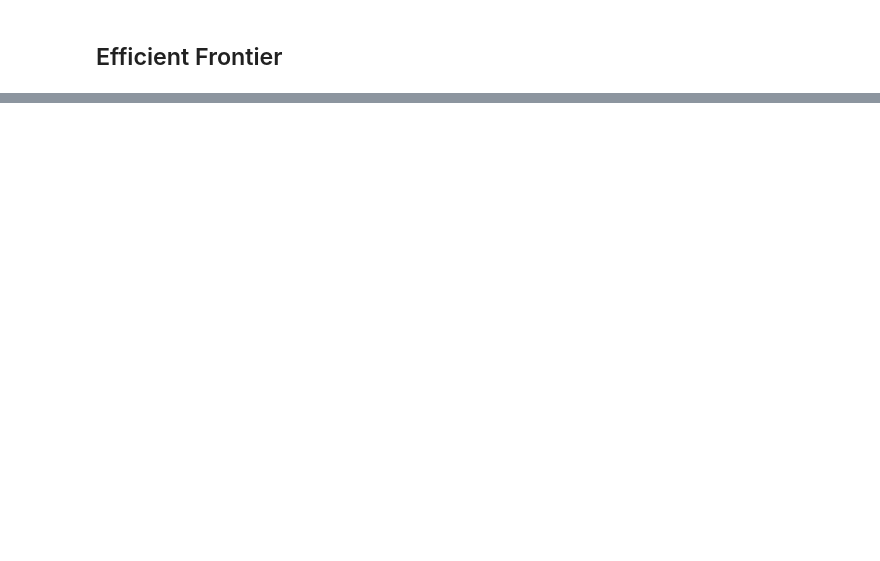
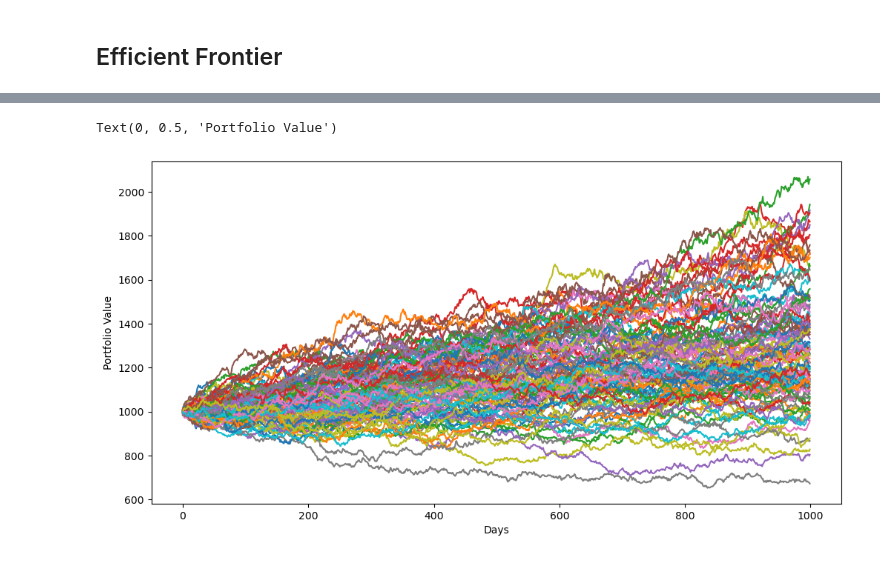
Before and after one commit to raghuramshankar/markowitz-portfolios, a Jupyter notebook: build_portfolio.ipynb, the cells around one changed output, grey strips where cells are left out. Cells and saved outputs as stored; diff of their text form; code cells hidden in the pictures; blank space fills up the shorter version.

```diff
--- a/build_portfolio.ipynb
+++ b/build_portfolio.ipynb
@@ -90,0 +71,10 @@ df
+# %%
+weights = df.loc["Maximum Sharpe Ratio", :][:-3]
+mc_results = funcs.monte_carlo_sim(returns=t, weights=weights, mc_sims=100, n_days=1000, portfolio_init=1000)
+_,ax = plt.subplots(figsize=(12,6))
+ax.plot(mc_results)
+ax.set_xlabel("Days")
+ax.set_ylabel("Portfolio Value")
+# %% [output]
+Text(0, 0.5, 'Portfolio Value')
+[figure, added]
```
Also changed, not shown: parts of 11 cells of this notebook, 4 other files.
